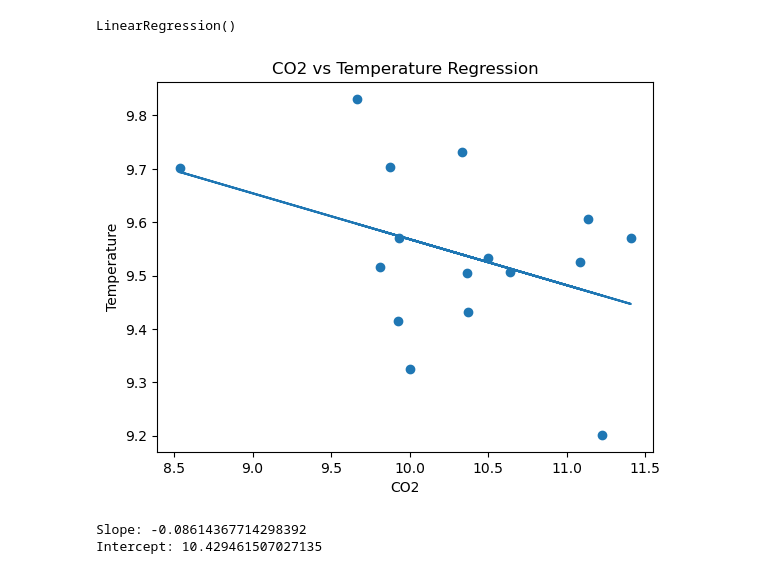
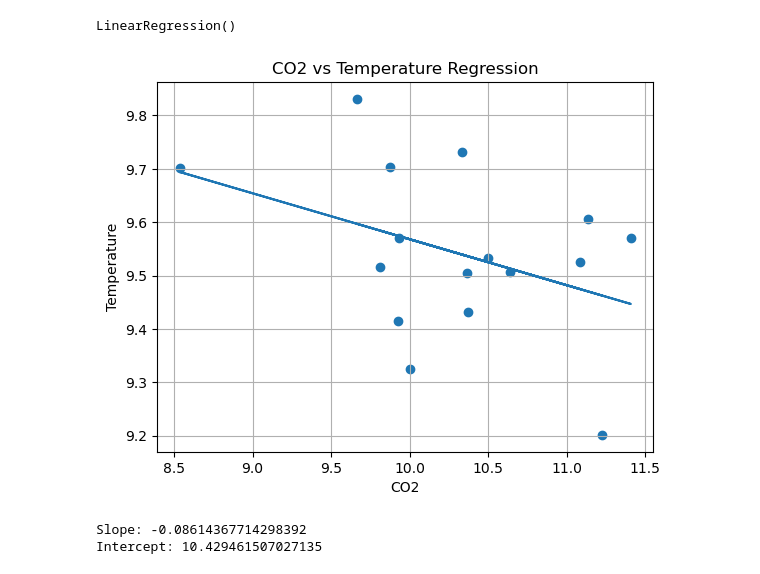
Before and after one commit to mimihorozova/climate_analysis, a Jupyter notebook: climate_analysis.ipynb, the cells around one changed output. Cells and saved outputs as stored; diff of their text form; code cells hidden in the pictures.

```diff
--- a/climate_analysis.ipynb
+++ b/climate_analysis.ipynb
@@ -230,13 +242,14 @@ LinearRegression()
 # %%
 plt.figure()
 plt.scatter(X, y)
 plt.plot(X, model.predict(X))
 plt.title("CO2 vs Temperature Regression")
 plt.xlabel("CO2")
 plt.ylabel("Temperature")
+plt.grid()
 plt.show()
 # %% [output]
-[figure, old version]
+[figure, new version]
 # %%
 print("Slope:", model.coef_[0])
 print("Intercept:", model.intercept_)
```
Also changed, not shown: parts of 8 cells of this notebook.
